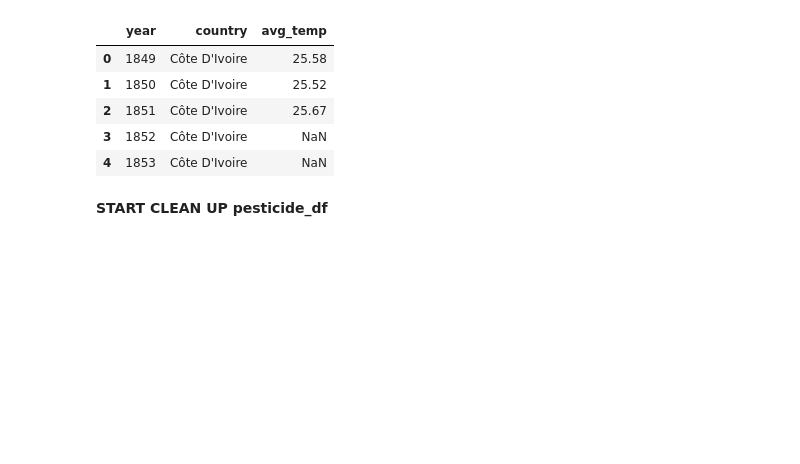
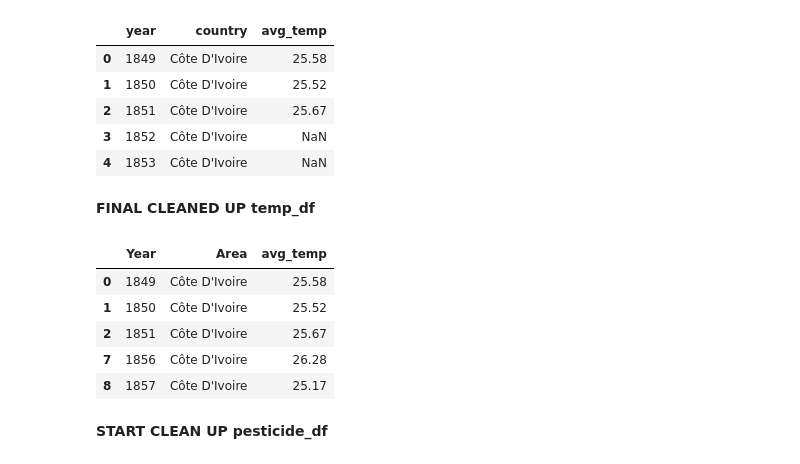
Before and after one commit to jwadamucci/Project3_Group1, a Jupyter notebook: crop_yields.ipynb, the cells around one changed output. Drawn from its saved outputs; the diff is of its cells as text; code cells hidden in the pictures; blank space fills up the shorter version.

Commit message:
Cleaned upto pesticide_df

```diff
--- a/crop_yields.ipynb
+++ b/crop_yields.ipynb
@@ -155,6 +159,24 @@ First few rows of temp_df:
 | 2 | 1851 | Côte D'Ivoire | 25.67 |
 | 3 | 1852 | Côte D'Ivoire | NaN |
 | 4 | 1853 | Côte D'Ivoire | NaN |
+# %% [markdown]
+**FINAL CLEANED UP temp_df**
+# %%
+# Change column names
+temp_df = temp_df.rename(columns={"year": "Year", "country": 'Area'})
+
+#drop the rows with NaN values
+temp_df = temp_df.dropna()
+temp_df.head()
+
+#I will remove Year values older than 1990 later
+# %% [output]
+|  | Year | Area | avg_temp |
+| 0 | 1849 | Côte D'Ivoire | 25.58 |
+| 1 | 1850 | Côte D'Ivoire | 25.52 |
+| 2 | 1851 | Côte D'Ivoire | 25.67 |
+| 7 | 1856 | Côte D'Ivoire | 26.28 |
+| 8 | 1857 | Côte D'Ivoire | 25.17 |
 # %% [markdown]
 **START CLEAN UP pesticide_df**
 # %%
```
Also changed, not shown: parts of 6 cells of this notebook.
